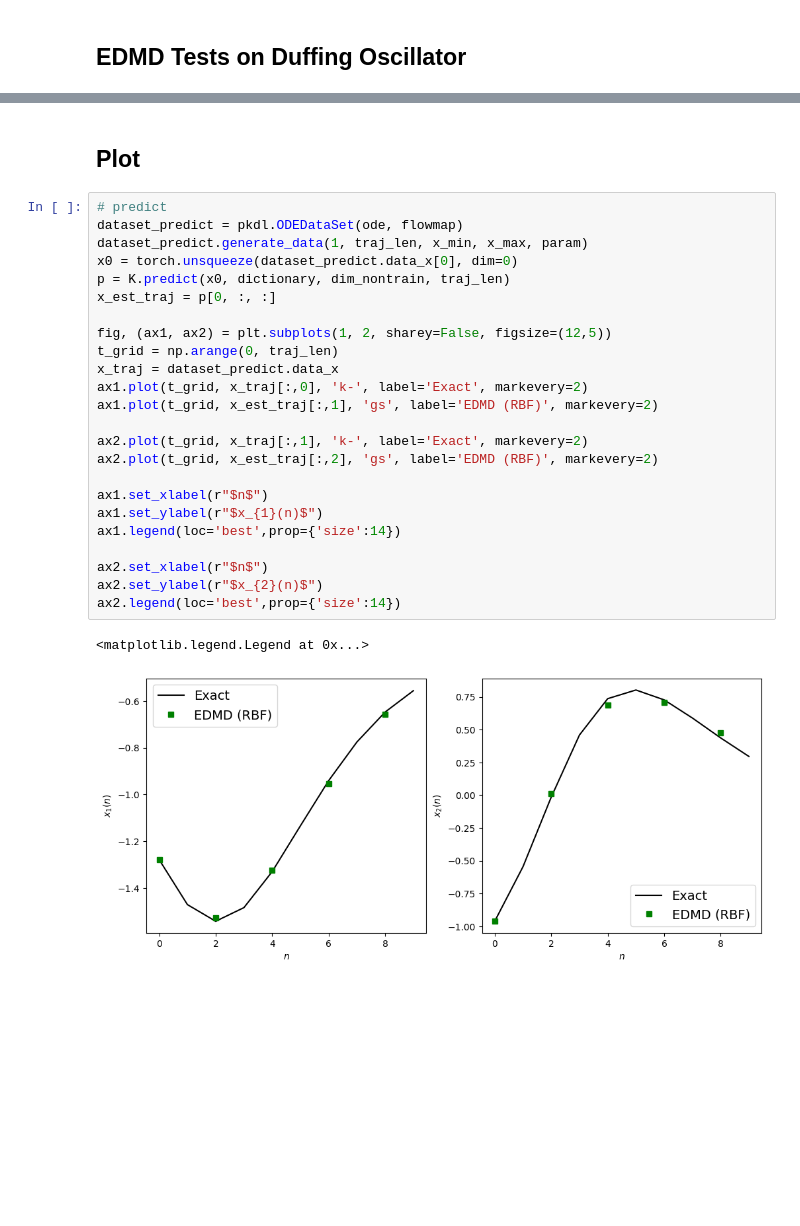
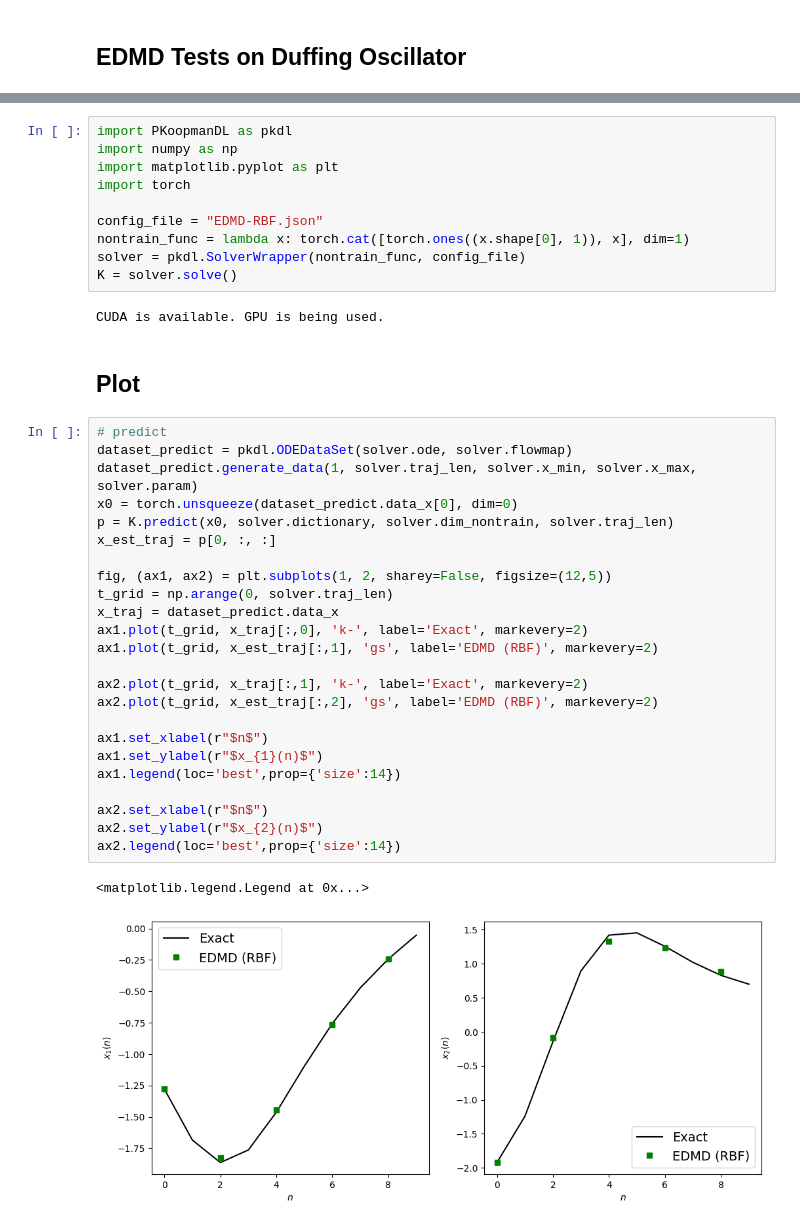
Before and after one commit to ReichtumQian/Para-Koopman-Learning, a Jupyter notebook: example/simple examples/EDMDDuffingOscillator.ipynb, the cells around one changed output, grey strips where cells are left out. Saved outputs shown, nothing was run; the diff lists cells and outputs as text; blank space fills up the shorter version.

```diff
--- a/example/simple examples/EDMDDuffingOscillator.ipynb
+++ b/example/simple examples/EDMDDuffingOscillator.ipynb
@@ -38,29 +3,41 @@ CUDA is available. GPU is being used.
+# %%
+import PKoopmanDL as pkdl
+import numpy as np
+import matplotlib.pyplot as plt
+import torch
+
+config_file = "EDMD-RBF.json"
+nontrain_func = lambda x: torch.cat([torch.ones((x.shape[0], 1)), x], dim=1)
+solver = pkdl.SolverWrapper(nontrain_func, config_file)
+K = solver.solve()
+# %% [output]
+CUDA is available. GPU is being used.
 # %% [markdown]
 ## Plot
 # %%
 # predict
-dataset_predict = pkdl.ODEDataSet(ode, flowmap)
-dataset_predict.generate_data(1, traj_len, x_min, x_max, param)
+dataset_predict = pkdl.ODEDataSet(solver.ode, solver.flowmap)
+dataset_predict.generate_data(1, solver.traj_len, solver.x_min, solver.x_max, solver.param)
 x0 = torch.unsqueeze(dataset_predict.data_x[0], dim=0)
-p = K.predict(x0, dictionary, dim_nontrain, traj_len)
+p = K.predict(x0, solver.dictionary, solver.dim_nontrain, solver.traj_len)
 x_est_traj = p[0, :, :]
 
 fig, (ax1, ax2) = plt.subplots(1, 2, sharey=False, figsize=(12,5))
-t_grid = np.arange(0, traj_len)
+t_grid = np.arange(0, solver.traj_len)
 x_traj = dataset_predict.data_x
 ax1.plot(t_grid, x_traj[:,0], 'k-', label='Exact', markevery=2)
 ax1.plot(t_grid, x_est_traj[:,1], 'gs', label='EDMD (RBF)', markevery=2)
 
 ax2.plot(t_grid, x_traj[:,1], 'k-', label='Exact', markevery=2)
 ax2.plot(t_grid, x_est_traj[:,2], 'gs', label='EDMD (RBF)', markevery=2)
 
 ax1.set_xlabel(r"$n$")
 ax1.set_ylabel(r"$x_{1}(n)$")
 ax1.legend(loc='best',prop={'size':14})
 
 ax2.set_xlabel(r"$n$")
 ax2.set_ylabel(r"$x_{2}(n)$")
 ax2.legend(loc='best',prop={'size':14})
 # %% [output]
 <matplotlib.legend.Legend at 0x...>
-[figure, old version]
+[figure, new version]
```
Also changed, not shown: parts of 1 cell of this notebook, 6 other files.
